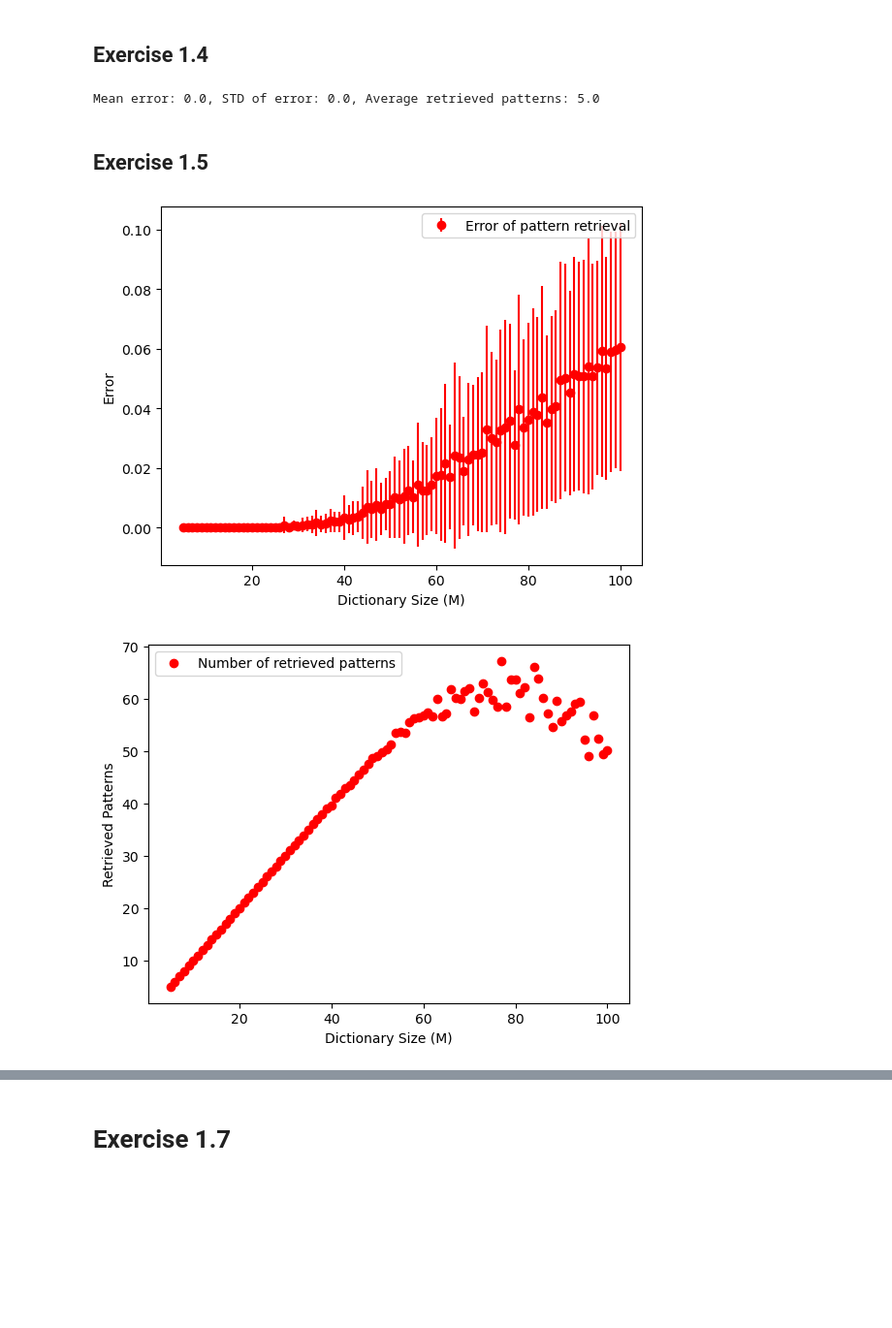
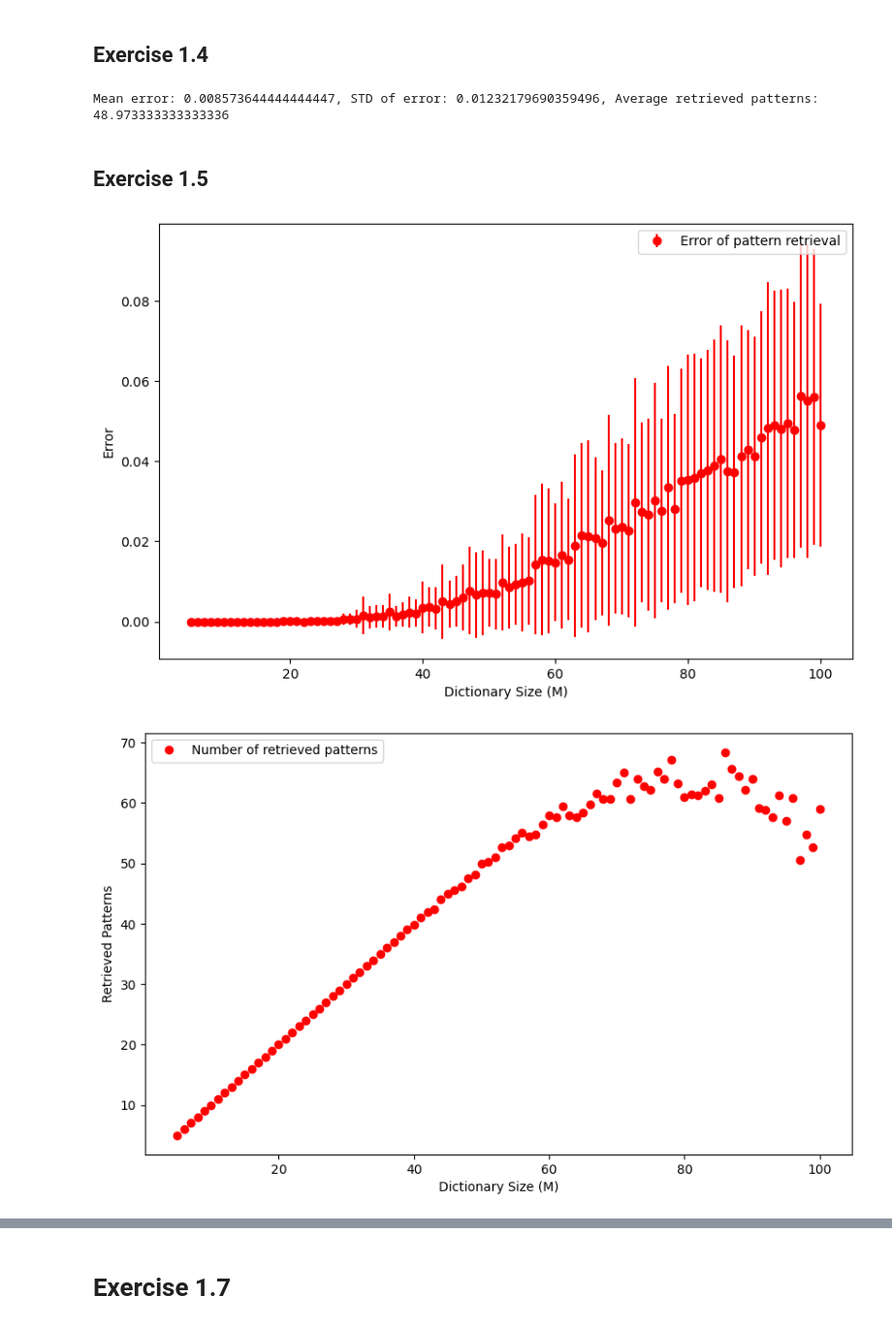
Before and after one commit to AdrienFeillard/CNNN-project, a Jupyter notebook: Exo1.ipynb, the cells around one changed output, grey strips where cells are left out. Shown at 97% size. Cells and saved outputs as stored; diff of their text form; code cells hidden in the pictures; blank space fills up the shorter version.

```diff
--- a/Exo1.ipynb
+++ b/Exo1.ipynb
@@ -57,38 +66,51 @@ Time step 9, Overlaps: [ 0.99911777  0.02688129 -0.09383483 -0.05358642  0.00667
 ## Exercise 1.4
 # %%
 importlib.reload(F)
-mean_error, std_error, avg_retrieved = F.run_simulation_dictionary(5)
-print(f"Mean error: {mean_error}, STD of error: {std_error}, Average retrieved patterns: {avg_retrieved}")
+i=0
+mean_errors=[]
+std_errors=[]
+avgs_retrieved=[]
+while(i<15):
+    mean_error, std_error, avg_retrieved = F.run_simulation_dictionary(50)
+    i+=1
+    mean_errors.append(mean_error)
+    std_errors.append(std_error)
+    avgs_retrieved.append(avg_retrieved)
+
+print(f"Mean error: {np.mean(mean_errors)}, STD of error: {np.mean(std_errors)}, Average retrieved patterns: {np.mean(avgs_retrieved)}")
 # %% [output]
-Mean error: 0.0, STD of error: 0.0, Average retrieved patterns: 5.0
+Mean error: 0.008573644444444447, STD of error: 0.01232179690359496, Average retrieved patterns: 48.973333333333336
 # %% [markdown]
 ## Exercise 1.5
 # %%
 importlib.reload(F)
 dict_sizes = range(5, 101, 1)  # Example range
 errors = []
 stds = []
 retrievals = []
 
 for M in dict_sizes:
     mean_error, std_error, avg_retrieved = F.run_simulation_dictionary(M)
     errors.append(mean_error)
     stds.append(std_error)
     retrievals.append(avg_retrieved)
 
 # Plotting the results
-
+plt.figure(figsize=(9.5,6))
 plt.errorbar(dict_sizes, errors, yerr=stds, fmt='ro', label='Error of pattern retrieval')
 plt.xlabel('Dictionary Size (M)')
 plt.ylabel('Error')
 plt.legend()
+plt.savefig("./Figures/error_of_retrieval_pattern.png")
 plt.show()
 
+plt.figure(figsize=(10,6))
 plt.plot(dict_sizes, retrievals, 'ro', label='Number of retrieved patterns')
 plt.xlabel('Dictionary Size (M)')
 plt.ylabel('Retrieved Patterns')
 plt.legend()
+plt.savefig("./Figures/number_of_retrieved_pattern.png")
 plt.show()
 # %% [output]
-[figure, old version]
+[figure, new version]
-[figure, old version]
+[figure, new version]
```
Also changed, not shown: parts of 6 cells of this notebook, 12 other files.
